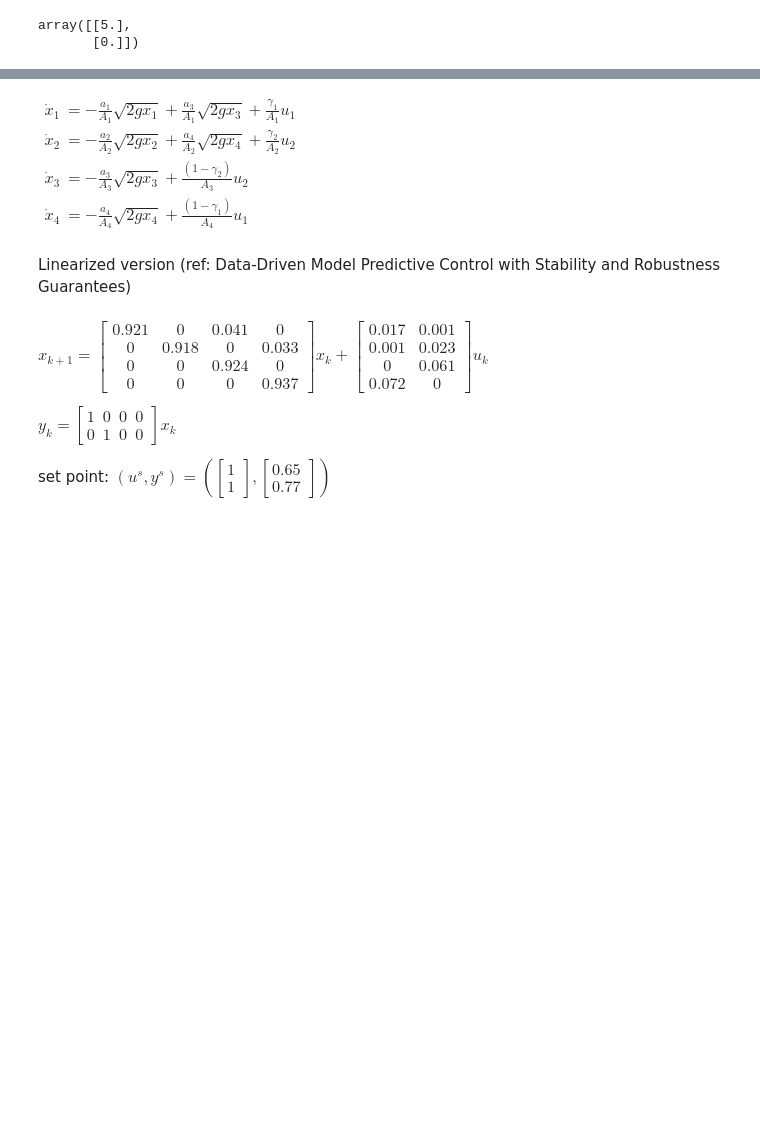
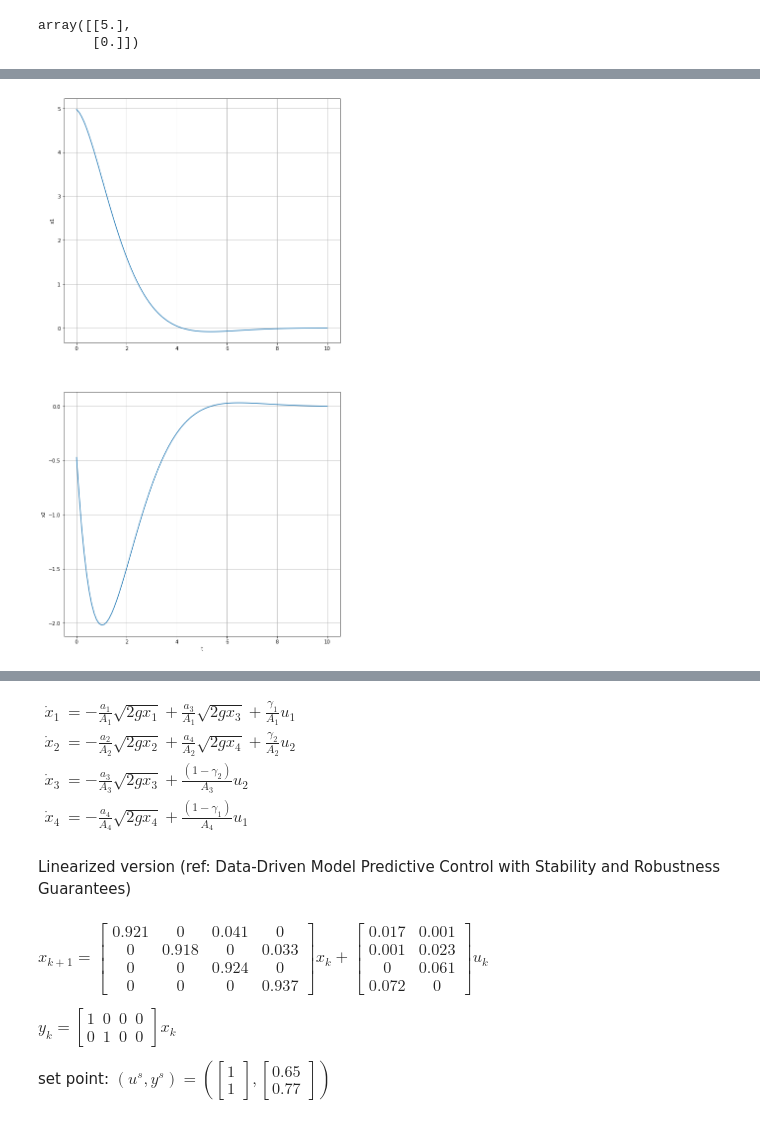
Before and after one commit to zhengang-zhong/data_driven_PE_predictive_control, a Jupyter notebook: Data-driven tracking MPC scheme with eqaulity terminal constraints.ipynb, the cells around one changed output, grey strips where cells are left out. Cells and saved outputs as stored; diff of their text form; code cells hidden in the pictures; blank space fills up the shorter version.

```diff
--- a/Data-driven tracking MPC scheme with eqaulity terminal constraints.ipynb
+++ b/Data-driven tracking MPC scheme with eqaulity terminal constraints.ipynb
@@ -303,0 +424,6 @@ plt.show()
+# %%
+u_init_para.value = u_init
+# u_init_para.value = np.array([[6.19632452]])
+y_init_para.value = y_init
+prob.solve(solver=cp.MOSEK,verbose=True)
+input_Hankel @ alpha.value
@@ -303,0 +464,4 @@ plt.show()
+# %%
+N_sim = 100
+# x_init = y_init[-(nx):,:]
+x_init = x_init_seq[:,[-1]]
@@ -303,0 +473,2 @@ plt.show()
+# %%
+x_list, u_list = sim(prob, disc_sys_fn, C, N_sim, dt, alpha, n, nu, ny, u_init, y_init, u_init_para, y_init_para, u_decision, y_decision, x_init, input_Hankel)
@@ -303,0 +493,22 @@ plt.show()
+# %%
+delta_t = dt
+n = nx
+
+x_traj = x_list
+
+Nt = np.shape(x_traj[::n])[0]
+t_plot = [delta_t * i for i in range(Nt)]
+
+plt.figure(1, figsize=(10, 20))
+plt.clf()
+for i in range (n):
+    plt.subplot( str(n) + str(1) + str(i + 1) )
+    plt.grid()
+    x_traj_temp = x_traj[i::n]
+    plt.plot(t_plot, x_traj_temp)
+    plt.ylabel('x' + str(i + 1))
+
+plt.xlabel('t')
+plt.show()
+# %% [output]
+[figure, added]
```
Also changed, not shown: parts of 47 cells of this notebook.
